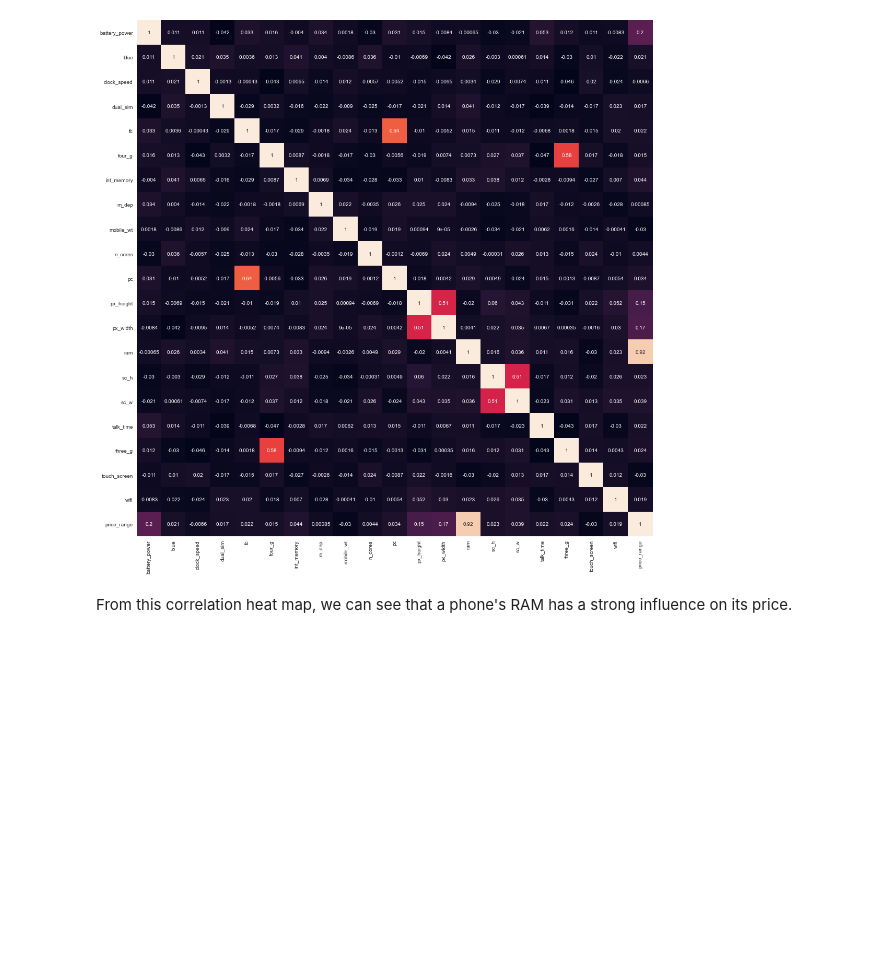
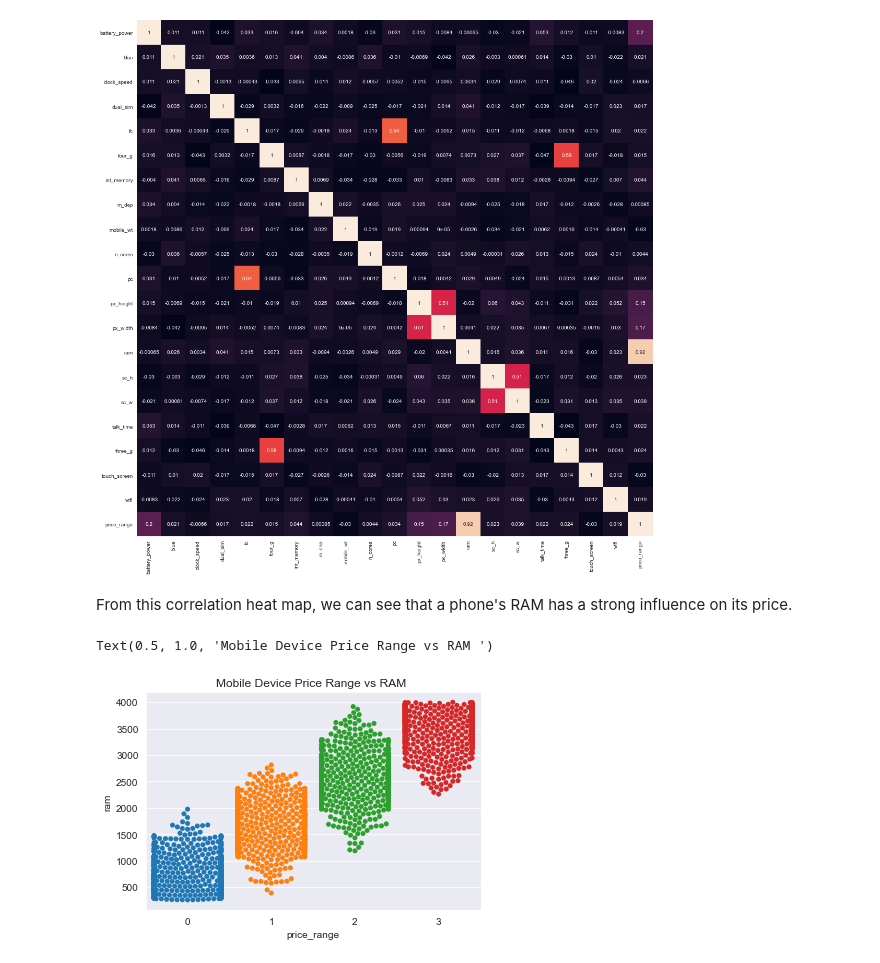
Before and after one commit to jordan-maulino/mobile_price, a Jupyter notebook: mobile_price.ipynb, the cells around one changed output. Cells and saved outputs as stored; diff of their text form; code cells hidden in the pictures; blank space fills up the shorter version.

Commit message:
price vs ram swarmplot

```diff
--- a/mobile_price.ipynb
+++ b/mobile_price.ipynb
@@ -248,3 +248,9 @@ plt.tight_layout()
 [figure]
 # %% [markdown]
 From this correlation heat map, we can see that a phone's RAM has a strong influence on its price.
+# %%
+sns.swarmplot(x="price_range", y="ram", data=mobile_data)
+plt.title("Mobile Device Price Range vs RAM ")
+# %% [output]
+Text(0.5, 1.0, 'Mobile Device Price Range vs RAM ')
+[figure, added]
```
